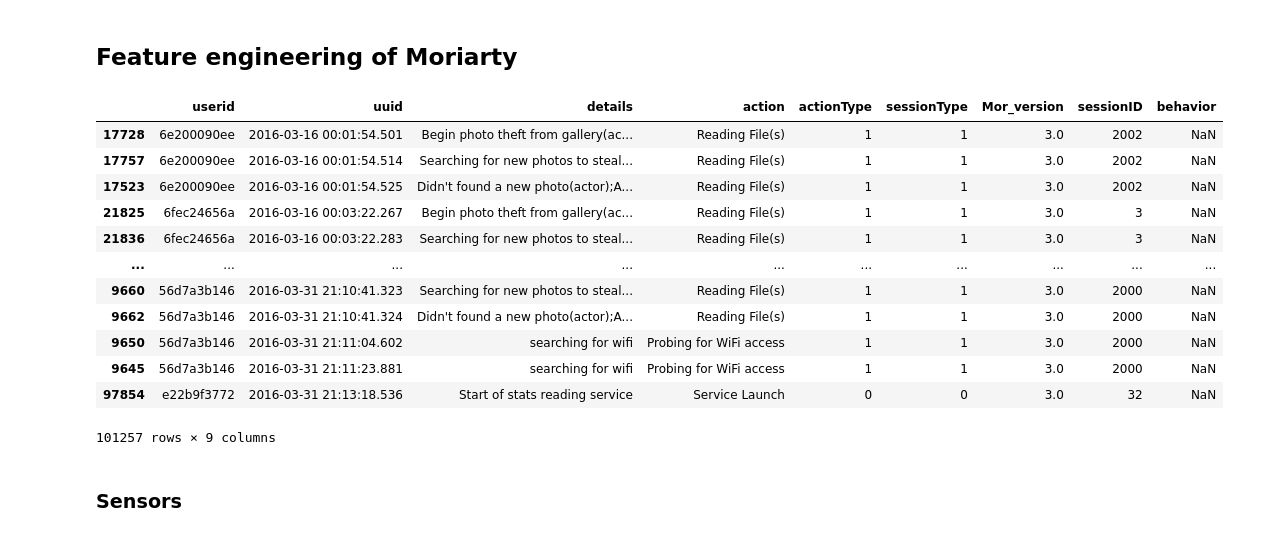
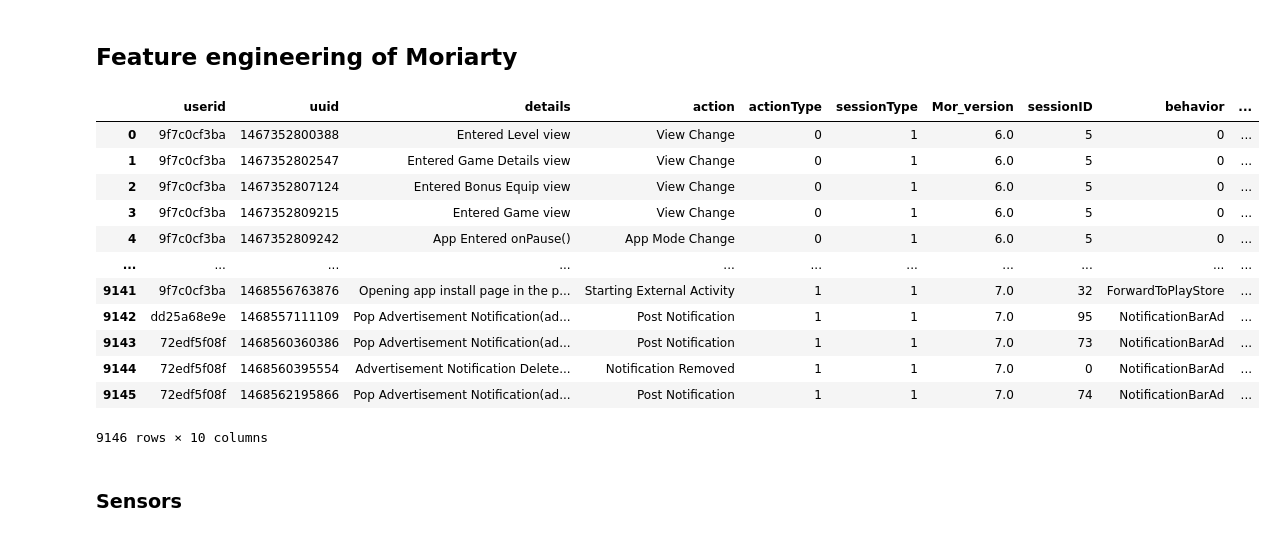
Before and after one commit to kentlingcampbell/project_SherLock, a Jupyter notebook: SherLock.ipynb, the cells around one changed output. Cells and saved outputs as stored; diff of their text form; code cells hidden in the pictures.

```diff
--- a/SherLock.ipynb
+++ b/SherLock.ipynb
@@ -66,13 +103,13 @@ Unique users:  43
 # %%
-filename = './Filtered_Moriartyprobe.tsv'
-header_list = ['userid','uuid','details','action','actionType','sessionType','Mor_version','sessionID','behavior']
-Moriarty_tsv = pd.read_csv(filename, sep='\t', names=header_list)
-Moriarty_tsv['uuid'] = (pd.to_datetime(Moriarty_tsv['uuid'], unit='ms'))     # Convert to datatime
-Moriarty_tsv = Moriarty_tsv.sort_values(by='uuid')                           # Unsorted, so sorting required
-#Moriarty_tsv = Moriarty_tsv.set_index('uuid')
-#print(Moriarty_tsv['userid'].unique())
-print('Shape: ', Moriarty_tsv.shape)
-MoriartyUsers = Moriarty_tsv['userid'].unique()
-print('Unique users: ', len(MoriartyUsers))
-Moriarty_tsv.head(1)
+filename = '/Users/kent/Downloads/F2wks_sherlock-2016_Q3-moriartyprobe-000000_0.tsv'
+header_list = ['userid','uuid','details','action','actionType','sessionType','Mor_version',
+               'sessionID','behavior']
+MoriartyProbe = pd.read_csv(filename,sep='\t',names=header_list)
+MoriartyProbe = MoriartyProbe.sort_values(by='uuid')            # Ensure sorted by time
+MoriartyProbe['trigger_MoriartyProbe'] = 1                    # Added column as a marker for PUSH action
+print('MoriartyProbe Shape: ',MoriartyProbe.shape)
+
+MoriartyUsers = MoriartyProbe['userid'].unique()                # Create list of labeled users
+
+MoriartyProbe.head(3)
 # %% [output]
@@ -390,23 +462,24 @@ ax = plt.hlines(MoriartySessions.index, dt.date2num(MoriartySessions.minT), dt.d
 ## Feature engineering of Moriarty
 # %%
 binary = {'benign': 0, 'malicious': 1}
-Moriarty_tsv = Moriarty_tsv.replace({'actionType':binary})
-Moriarty_tsv = Moriarty_tsv.replace({'sessionType':binary})
-Moriarty_tsv
+MoriartyProbe = MoriartyProbe.replace({'actionType':binary})
+MoriartyProbe = MoriartyProbe.replace({'sessionType':binary})
+MoriartyProbe = MoriartyProbe.replace({'behavior':binary})
+MoriartyProbe
 # %% [output]
-|  | userid | uuid | details | action | actionType | sessionType | Mor_version | sessionID | behavior |
-| 17728 | 6e200090ee | 2016-03-16 00:01:54.501 | Begin photo theft from gallery(ac... | Reading File(s) | 1 | 1 | 3.0 | 2002 | NaN |
-| 17757 | 6e200090ee | 2016-03-16 00:01:54.514 | Searching for new photos to steal... | Reading File(s) | 1 | 1 | 3.0 | 2002 | NaN |
-| 17523 | 6e200090ee | 2016-03-16 00:01:54.525 | Didn't found a new photo(actor);A... | Reading File(s) | 1 | 1 | 3.0 | 2002 | NaN |
-| 21825 | 6fec24656a | 2016-03-16 00:03:22.267 | Begin photo theft from gallery(ac... | Reading File(s) | 1 | 1 | 3.0 | 3 | NaN |
-| 21836 | 6fec24656a | 2016-03-16 00:03:22.283 | Searching for new photos to steal... | Reading File(s) | 1 | 1 | 3.0 | 3 | NaN |
-| ... | ... | ... | ... | ... | ... | ... | ... | ... | ... |
-| 9660 | 56d7a3b146 | 2016-03-31 21:10:41.323 | Searching for new photos to steal... | Reading File(s) | 1 | 1 | 3.0 | 2000 | NaN |
-| 9662 | 56d7a3b146 | 2016-03-31 21:10:41.324 | Didn't found a new photo(actor);A... | Reading File(s) | 1 | 1 | 3.0 | 2000 | NaN |
-| 9650 | 56d7a3b146 | 2016-03-31 21:11:04.602 | searching for wifi | Probing for WiFi access | 1 | 1 | 3.0 | 2000 | NaN |
-| 9645 | 56d7a3b146 | 2016-03-31 21:11:23.881 | searching for wifi | Probing for WiFi access | 1 | 1 | 3.0 | 2000 | NaN |
-| 97854 | e22b9f3772 | 2016-03-31 21:13:18.536 | Start of stats reading service | Service Launch | 0 | 0 | 3.0 | 32 | NaN |
+|  | userid | uuid | details | action | actionType | sessionType | Mor_version | sessionID | behavior | ... |
+| 0 | 9f7c0cf3ba | 1467352800388 | Entered Level view | View Change | 0 | 1 | 6.0 | 5 | 0 | ... |
+| 1 | 9f7c0cf3ba | 1467352802547 | Entered Game Details view | View Change | 0 | 1 | 6.0 | 5 | 0 | ... |
+| 2 | 9f7c0cf3ba | 1467352807124 | Entered Bonus Equip view | View Change | 0 | 1 | 6.0 | 5 | 0 | ... |
+| 3 | 9f7c0cf3ba | 1467352809215 | Entered Game view | View Change | 0 | 1 | 6.0 | 5 | 0 | ... |
+| 4 | 9f7c0cf3ba | 1467352809242 | App Entered onPause() | App Mode Change | 0 | 1 | 6.0 | 5 | 0 | ... |
+| ... | ... | ... | ... | ... | ... | ... | ... | ... | ... | ... |
+| 9141 | 9f7c0cf3ba | 1468556763876 | Opening app install page in the p... | Starting External Activity | 1 | 1 | 7.0 | 32 | ForwardToPlayStore | ... |
+| 9142 | dd25a68e9e | 1468557111109 | Pop Advertisement Notification(ad... | Post Notification | 1 | 1 | 7.0 | 95 | NotificationBarAd | ... |
+| 9143 | 72edf5f08f | 1468560360386 | Pop Advertisement Notification(ad... | Post Notification | 1 | 1 | 7.0 | 73 | NotificationBarAd | ... |
+| 9144 | 72edf5f08f | 1468560395554 | Advertisement Notification Delete... | Notification Removed | 1 | 1 | 7.0 | 0 | NotificationBarAd | ... |
+| 9145 | 72edf5f08f | 1468562195866 | Pop Advertisement Notification(ad... | Post Notification | 1 | 1 | 7.0 | 74 | NotificationBarAd | ... |
-101257 rows × 9 columns
+9146 rows × 10 columns
 # %% [markdown]
 ### Sensors
 # %%
```
Also changed, not shown: parts of 65 cells of this notebook.
